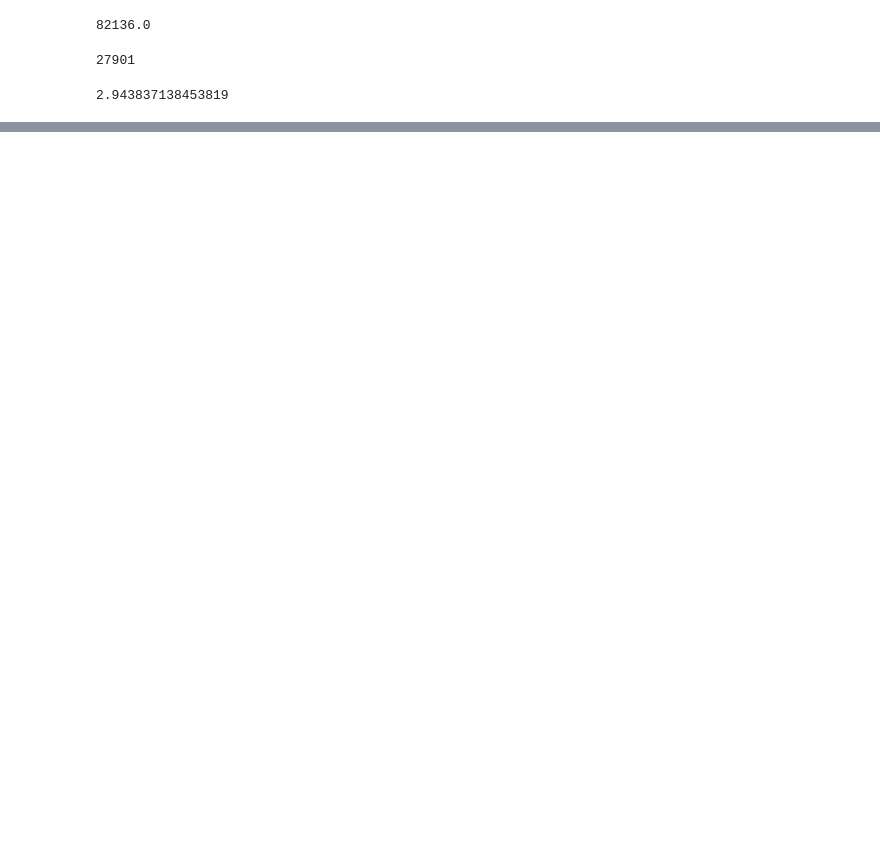
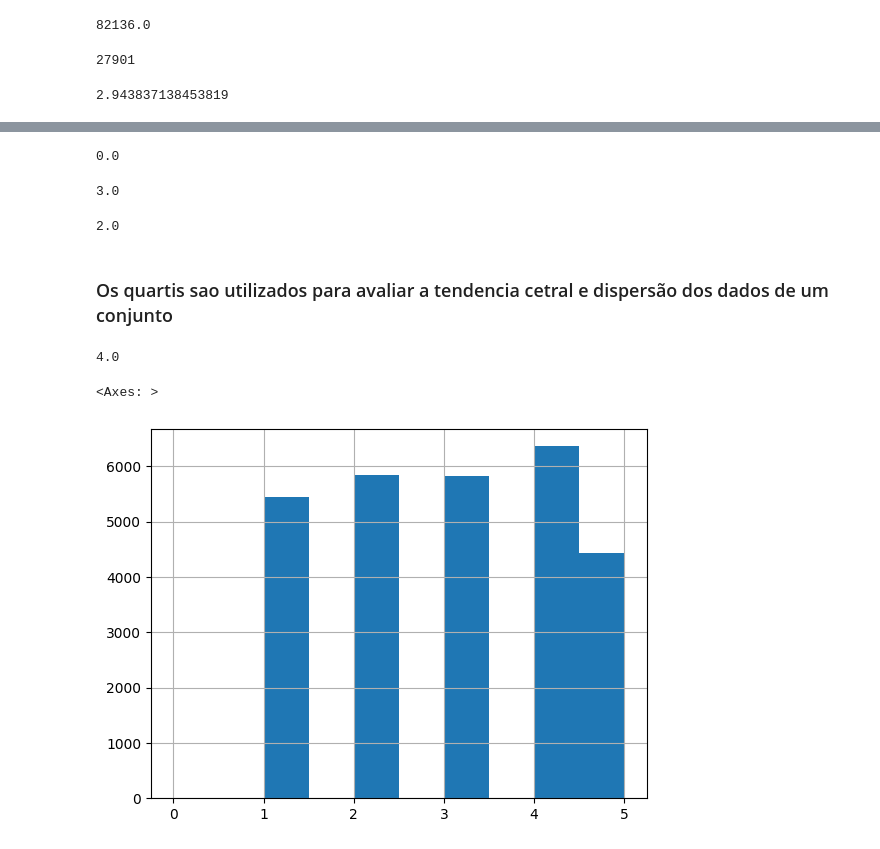
Before and after one commit to ruanlinhares/preview_ecommerce, a Jupyter notebook: depression_study.ipynb, the cells around one changed output, grey strips where cells are left out. Cells and saved outputs as stored; diff of their text form; code cells hidden in the pictures; blank space fills up the shorter version.

Commit message:
histograma, quartil, descrição estatística dos dados

```diff
--- a/depression_study.ipynb
+++ b/depression_study.ipynb
@@ -260,0 +277,28 @@ base.study_satisfaction.sum() / base.study_satisfaction.count() # obtemos uma m
+# %%
+# Saber o menor valor da coluna
+base.study_satisfaction.min()
+# %% [output]
+0.0
+# %%
+# Calculando da mediana (mediana é um quartil de 50%)
+base.study_satisfaction.median()
+# %% [output]
+3.0
+# %%
+# calulando quartil 25% (quartil é uma divisão que fazemos em um conjunto de dados em 4 partes de 25%)
+base.study_satisfaction.quantile(0.25)
+# %% [output]
+2.0
+# %% [markdown]
+### Os quartis sao utilizados para avaliar a tendencia cetral e dispersão dos dados de um conjunto
+# %%
+# calculando quartil de 75%
+base.study_satisfaction.quantile(0.75)
+# %% [output]
+4.0
+# %%
+# Gerando um histograma do intervalo de valores da coluna study_satisfaction
+base.study_satisfaction.hist()
+# %% [output]
+<Axes: >
+[figure, added]
```
Also changed, not shown: parts of 3 cells of this notebook.
